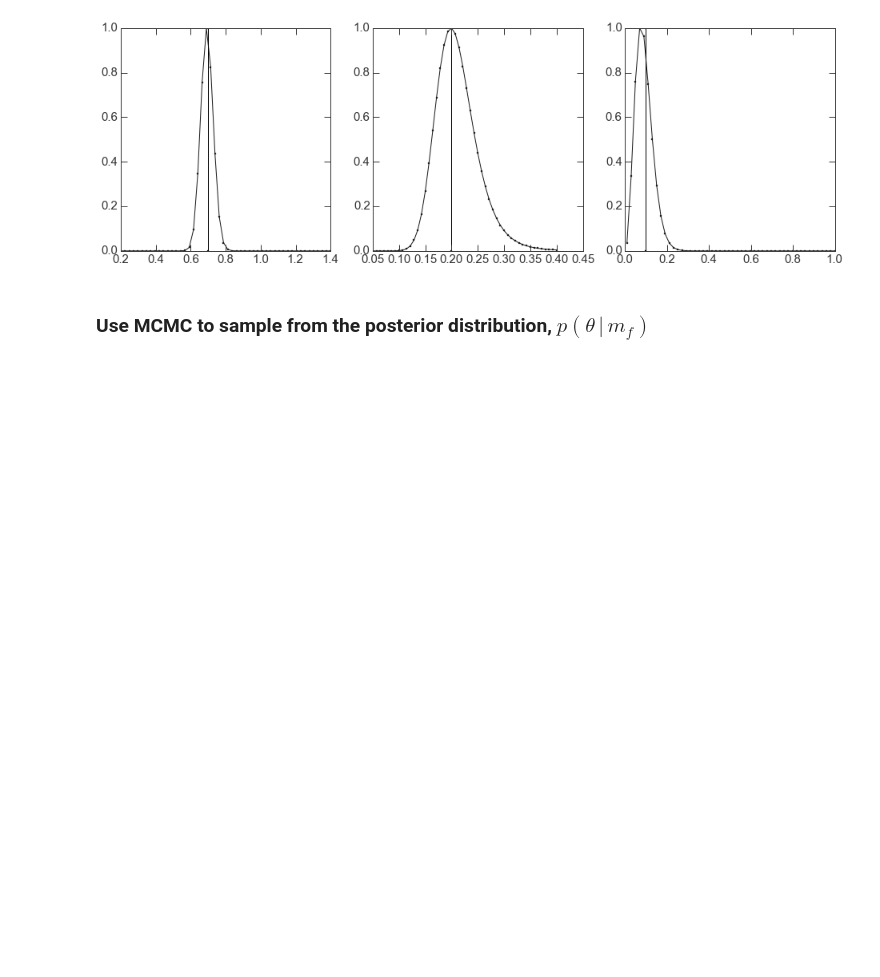
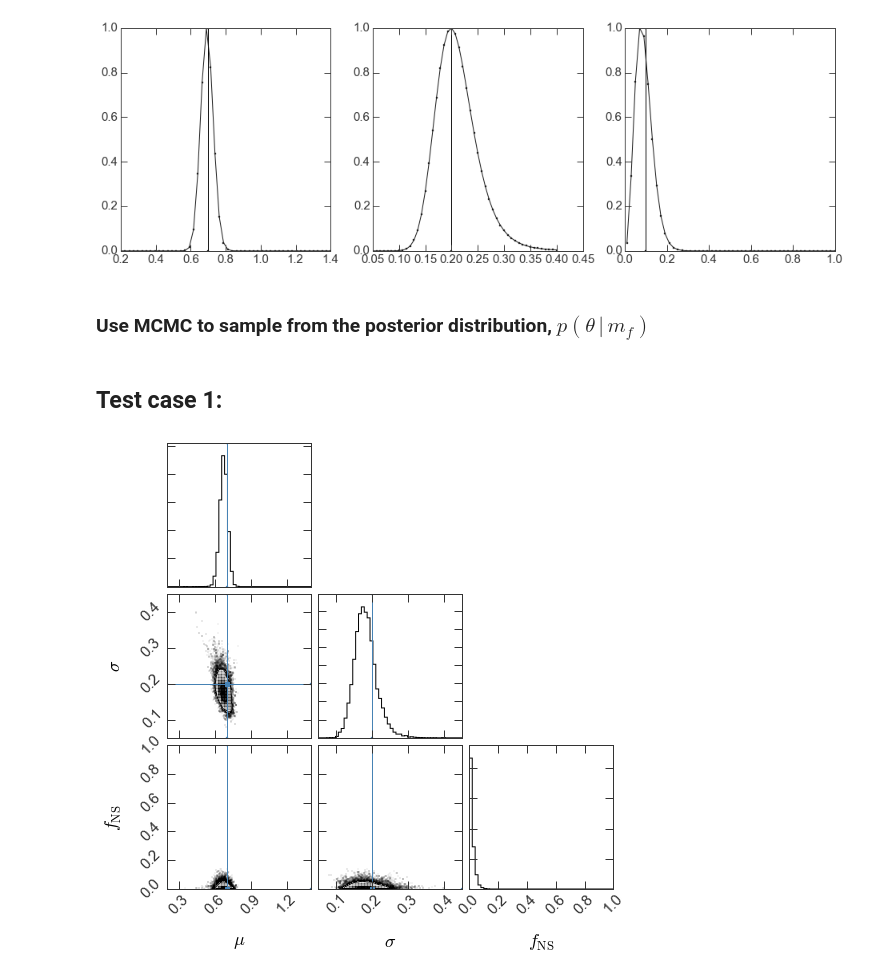
Before and after one commit to adrn/tilt-shift, a Jupyter notebook: notebooks/Paper figures.ipynb, the cells around one changed output. Saved outputs shown, nothing was run; the diff lists cells and outputs as text; code cells hidden in the pictures; blank space fills up the shorter version.

Commit message:
added plots at bottom

```diff
--- a/notebooks/Paper figures.ipynb
+++ b/notebooks/Paper figures.ipynb
@@ -314,12 +314,16 @@ def run_inference(data, norm_bounds, nwalkers=32):
     pos,prob,state = sampler.run_mcmc(pos, N=1000)
 
     return sampler
+# %% [markdown]
+## Test case 1:
 # %%
 sampler_1G = run_inference(test_data['1G'], norm_bounds=test_params['1G']['bounds'])
 # %%
-fig = triangle.corner(sampler_1G.flatchain, truths=[true_mu, true_sigma, true_f_NS],
+fig = triangle.corner(sampler_1G.flatchain, truths=[test_params['1G']['mean'], test_params['1G']['stddev'], 0.],
                       labels=[r"$\mu$", r"$\sigma$", r"$f_{\rm NS}$"],
                       extents=[(0.2,1.4),(0.05,0.45), (0.,1.)])
+# %% [output]
+[figure, added]
 # %%
 for i in range(ndim):
     plt.figure()
```
Also changed, not shown: parts of 10 cells of this notebook.
